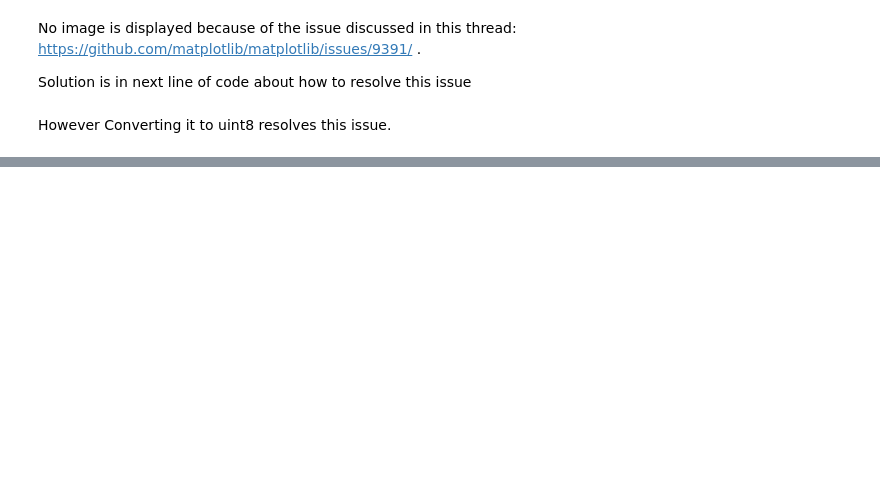
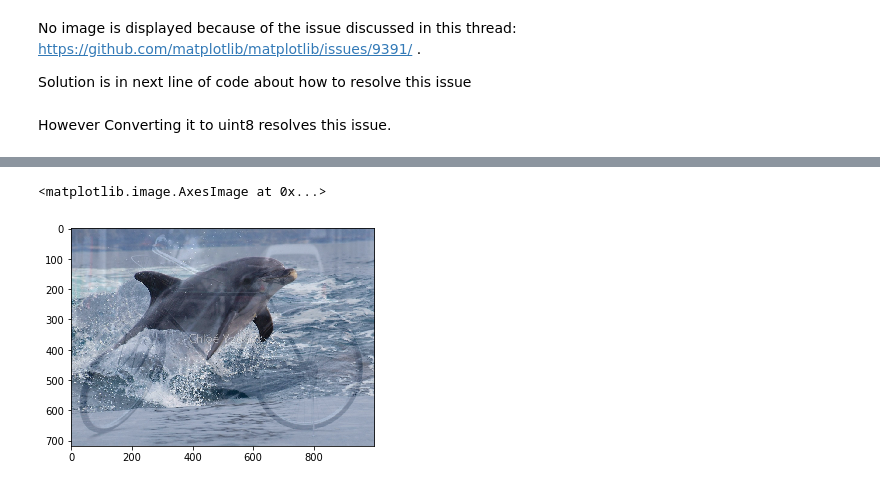
Before and after one commit to mash2612/Introduction-to-Computer-Vision--Georgia-Tech-MOOC, a Jupyter notebook: Image_Operations.ipynb, the cells around one changed output, grey strips where cells are left out. Drawn from its saved outputs; the diff is of its cells as text; code cells hidden in the pictures; blank space fills up the shorter version.

```diff
--- a/Image_Operations.ipynb
+++ b/Image_Operations.ipynb
@@ -99,0 +103,22 @@ plt.imshow(result(a,1.1).astype(np.uint8)) #Since the factor is greater than one
+# %%
+def blending(image1, image2, alpha):
+
+    '''
+    Summary blending
+    Extended description of blending.
+    Parameters
+    ----------
+    param1 : PIL Image (image1)
+
+    param2 : PIL Image (image2)
+
+    param3 : float alpha
+
+    Returns
+    -------
+    Image
+        combined image which is sum of scalar alpha*image1 + (1-alpha)*image2
+    '''
+
+    output = alpha*image1 + (1-alpha)*image2
+    return output
@@ -99,0 +165,5 @@ plt.imshow(result(a,1.1).astype(np.uint8)) #Since the factor is greater than one
+# %%
+plt.imshow(blended_image.astype(np.uint8))
+# %% [output]
+<matplotlib.image.AxesImage at 0x...>
+[figure, added]
```
Also changed, not shown: parts of 23 cells of this notebook.
